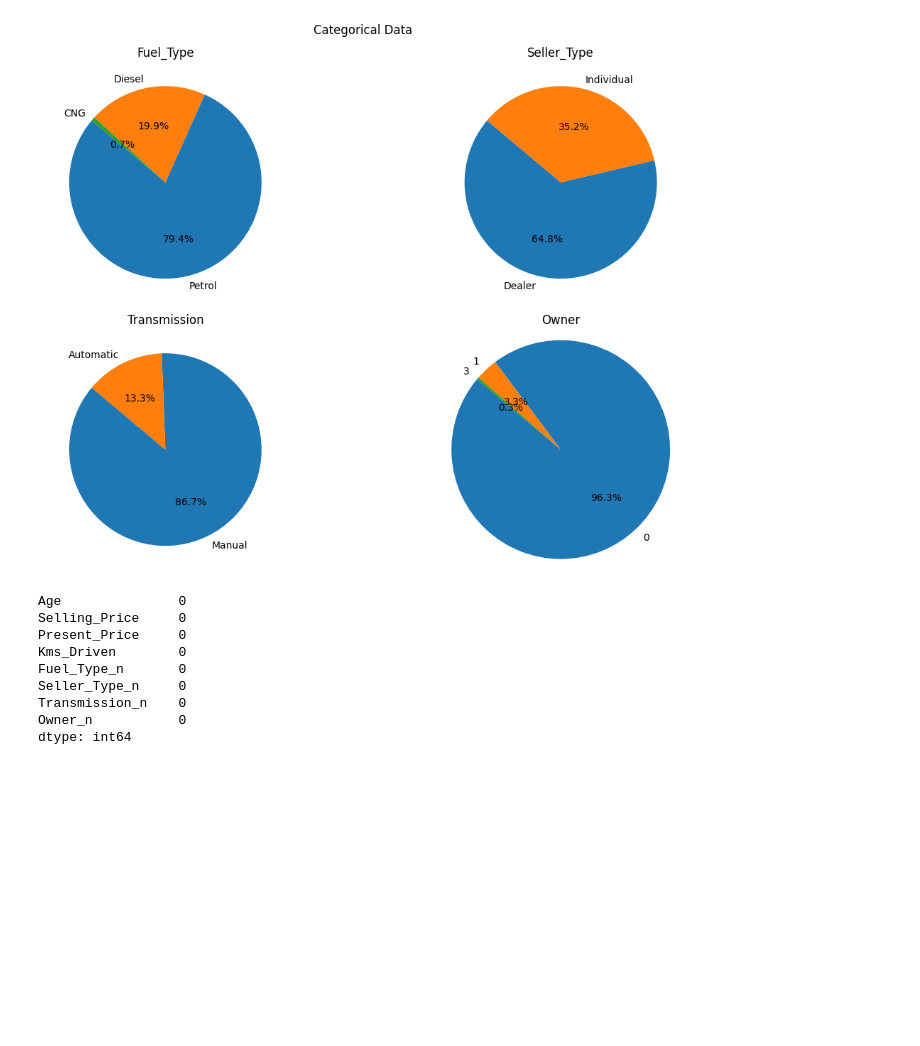
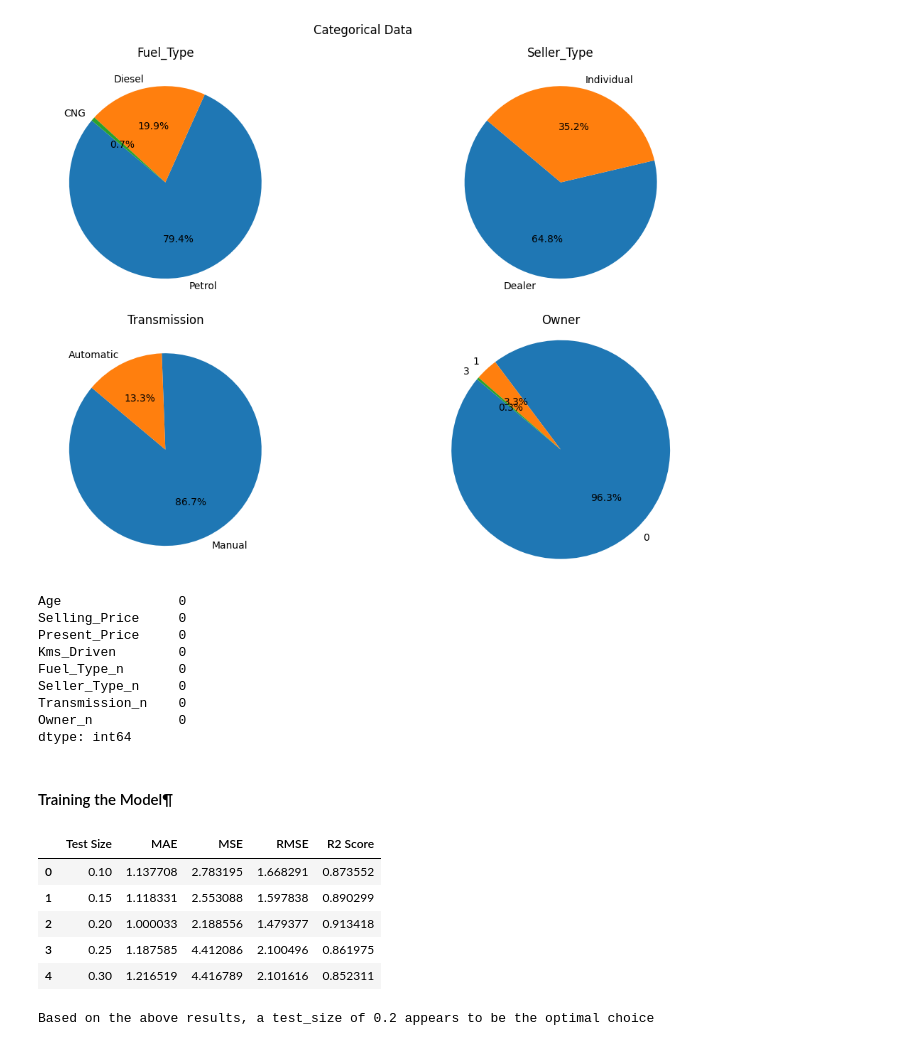
Before and after one commit to mohamadrahdan/Regression-Model-Improving-Accuracy, a Jupyter notebook: Linear Regression model.ipynb, the cells around one changed output. Drawn from its saved outputs; the diff is of its cells as text; code cells hidden in the pictures; blank space fills up the shorter version.

Commit message:
Training the Model

```diff
--- a/Linear Regression model.ipynb
+++ b/Linear Regression model.ipynb
@@ -137,3 +137,49 @@ Seller_Type_n     0
 Transmission_n    0
 Owner_n           0
 dtype: int64
+# %% [markdown]
+#### Training the Model¶
+# %%
+x = pd.DataFrame(df, columns=['Age','Present_Price','Kms_Driven','Fuel_Type_n','Seller_Type_n','Transmission_n','Owner_n'])
+y = df['Selling_Price'].values.reshape(-1,1)
+# %%
+test_sizes = [0.1, 0.15, 0.2, 0.25, 0.3]
+results_df = pd.DataFrame(columns=['Test Size', 'MAE', 'MSE', 'RMSE', 'R2 Score'])
+
+for test_size in test_sizes:
+    x_train, x_test, y_train, y_test = train_test_split(x, y, test_size=test_size, random_state=0)
+    regressor = LinearRegression()
+    regressor.fit(x_train, y_train)
+    y_pred = regressor.predict(x_test)
+
+    mae = metrics.mean_absolute_error(y_test, y_pred)
+    mse = metrics.mean_squared_error(y_test, y_pred)
+    rmse = np.sqrt(mse)
+    r2_score = metrics.r2_score(y_test, y_pred)
+
+    # Create a new DataFrame for the current row
+    new_row_df = pd.DataFrame([{
+        'Test Size': test_size,
+        'MAE': mae,
+        'MSE': mse,
+        'RMSE': rmse,
+        'R2 Score': r2_score
+    }])
+
+    # Concatenate the new row to results_df
+    results_df = pd.concat([results_df, new_row_df], ignore_index=True)
+
+results_df
+# %% [output]
+|  | Test Size | MAE | MSE | RMSE | R2 Score |
+| 0 | 0.10 | 1.137708 | 2.783195 | 1.668291 | 0.873552 |
+| 1 | 0.15 | 1.118331 | 2.553088 | 1.597838 | 0.890299 |
+| 2 | 0.20 | 1.000033 | 2.188556 | 1.479377 | 0.913418 |
+| 3 | 0.25 | 1.187585 | 4.412086 | 2.100496 | 0.861975 |
+| 4 | 0.30 | 1.216519 | 4.416789 | 2.101616 | 0.852311 |
+# %%
+best_row = results_df.loc[results_df['R2 Score'].idxmax()]
+optimal_test_size = best_row['Test Size']
+print(f"Based on the above results, a test_size of {optimal_test_size} appears to be the optimal choice")
+# %% [output]
+Based on the above results, a test_size of 0.2 appears to be the optimal choice
```
